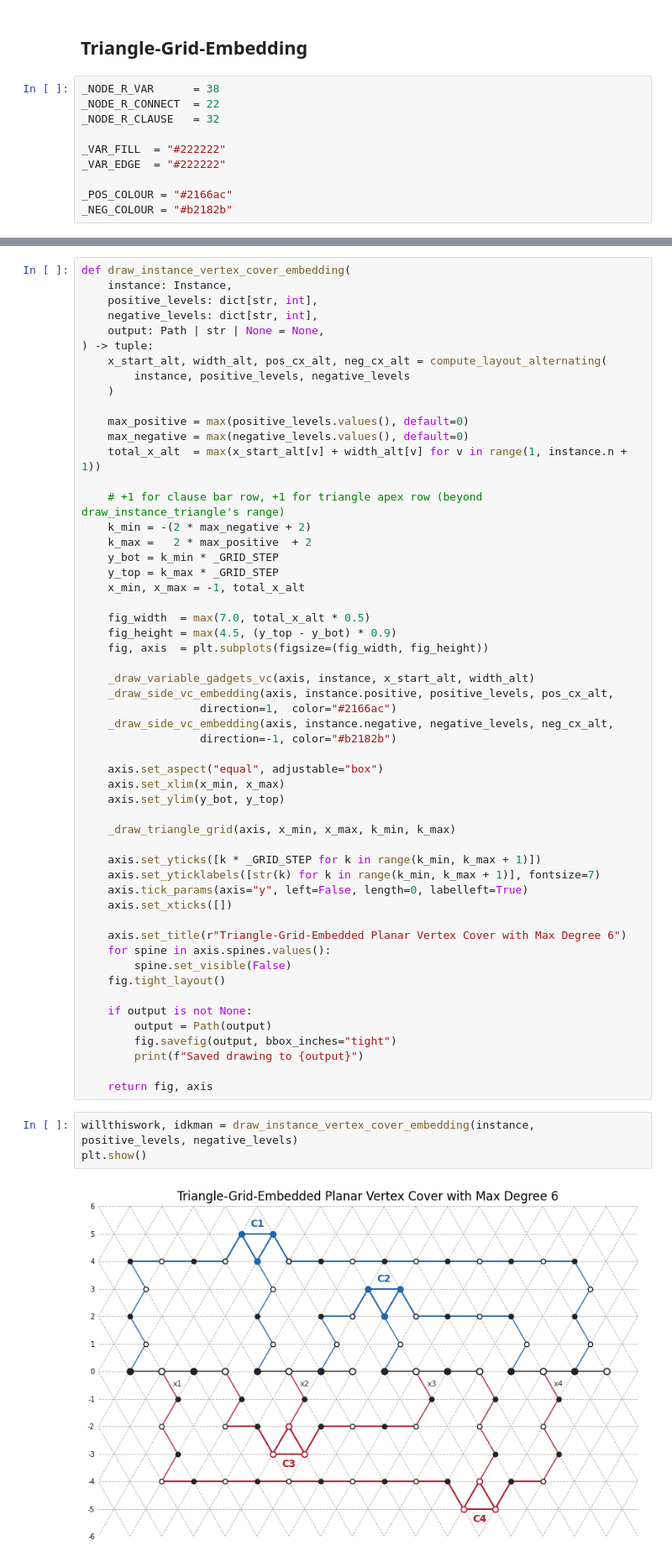
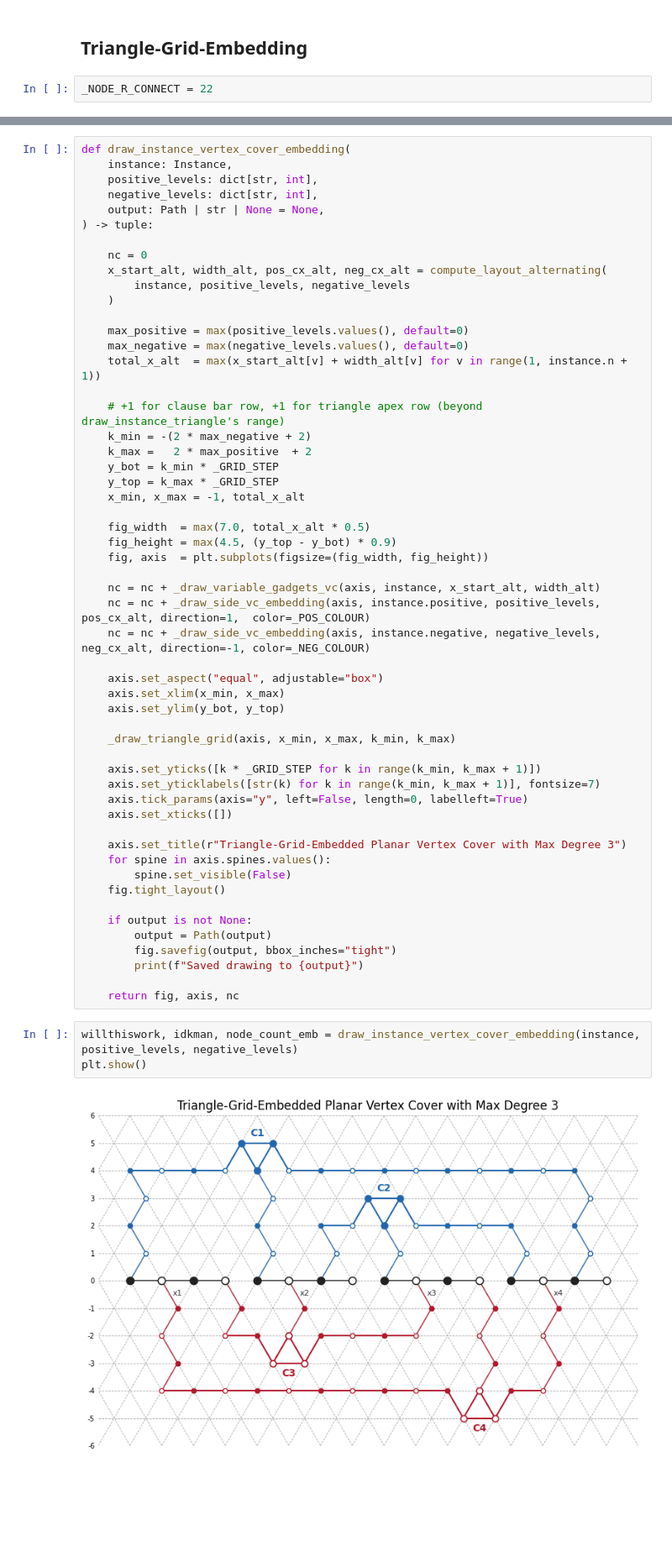
Before and after one commit to farms4life2016/dunes-flower-defense, a Jupyter notebook: python-prototype/mrp3sat_reduction.ipynb, the cells around one changed output, grey strips where cells are left out. Shown at 84% size. Saved outputs shown, nothing was run; the diff lists cells and outputs as text; blank space fills up the shorter version.

```diff
--- a/python-prototype/mrp3sat_reduction.ipynb
+++ b/python-prototype/mrp3sat_reduction.ipynb
@@ -844,13 +865,5 @@ plt.show()
 # %% [markdown]
 ## Triangle-Grid-Embedding
 # %%
-_NODE_R_VAR      = 38
-_NODE_R_CONNECT  = 22
-_NODE_R_CLAUSE   = 32
-
-_VAR_FILL  = "#222222"
-_VAR_EDGE  = "#222222"
-
-_POS_COLOUR = "#2166ac"
-_NEG_COLOUR = "#b2182b"
+_NODE_R_CONNECT = 22
 # %%
@@ -1090,6 +1101,8 @@ def draw_instance_vertex_cover_embedding(
     negative_levels: dict[str, int],
     output: Path | str | None = None,
 ) -> tuple:
+
+    nc = 0
     x_start_alt, width_alt, pos_cx_alt, neg_cx_alt = compute_layout_alternating(
         instance, positive_levels, negative_levels
     )
@@ -1109,11 +1122,9 @@ def draw_instance_vertex_cover_embedding(
     fig_height = max(4.5, (y_top - y_bot) * 0.9)
     fig, axis  = plt.subplots(figsize=(fig_width, fig_height))
 
-    _draw_variable_gadgets_vc(axis, instance, x_start_alt, width_alt)
-    _draw_side_vc_embedding(axis, instance.positive, positive_levels, pos_cx_alt,
-                  direction=1,  color="#2166ac")
-    _draw_side_vc_embedding(axis, instance.negative, negative_levels, neg_cx_alt,
-                  direction=-1, color="#b2182b")
+    nc = nc + _draw_variable_gadgets_vc(axis, instance, x_start_alt, width_alt)
+    nc = nc + _draw_side_vc_embedding(axis, instance.positive, positive_levels, pos_cx_alt, direction=1,  color=_POS_COLOUR)
+    nc = nc + _draw_side_vc_embedding(axis, instance.negative, negative_levels, neg_cx_alt, direction=-1, color=_NEG_COLOUR)
 
     axis.set_aspect("equal", adjustable="box")
     axis.set_xlim(x_min, x_max)
@@ -1126,7 +1137,7 @@ def draw_instance_vertex_cover_embedding(
     axis.tick_params(axis="y", left=False, length=0, labelleft=True)
     axis.set_xticks([])
 
-    axis.set_title(r"Triangle-Grid-Embedded Planar Vertex Cover with Max Degree 6")
+    axis.set_title(r"Triangle-Grid-Embedded Planar Vertex Cover with Max Degree 3")
     for spine in axis.spines.values():
         spine.set_visible(False)
     fig.tight_layout()
@@ -1136,9 +1147,9 @@ def draw_instance_vertex_cover_embedding(
         fig.savefig(output, bbox_inches="tight")
         print(f"Saved drawing to {output}")
 
-    return fig, axis
+    return fig, axis, nc
 # %%
-willthiswork, idkman = draw_instance_vertex_cover_embedding(instance, positive_levels, negative_levels)
+willthiswork, idkman, node_count_emb = draw_instance_vertex_cover_embedding(instance, positive_levels, negative_levels)
 plt.show()
 # %% [output]
-[figure, old version]
+[figure, new version]
```
Also changed, not shown: parts of 10 cells of this notebook.
